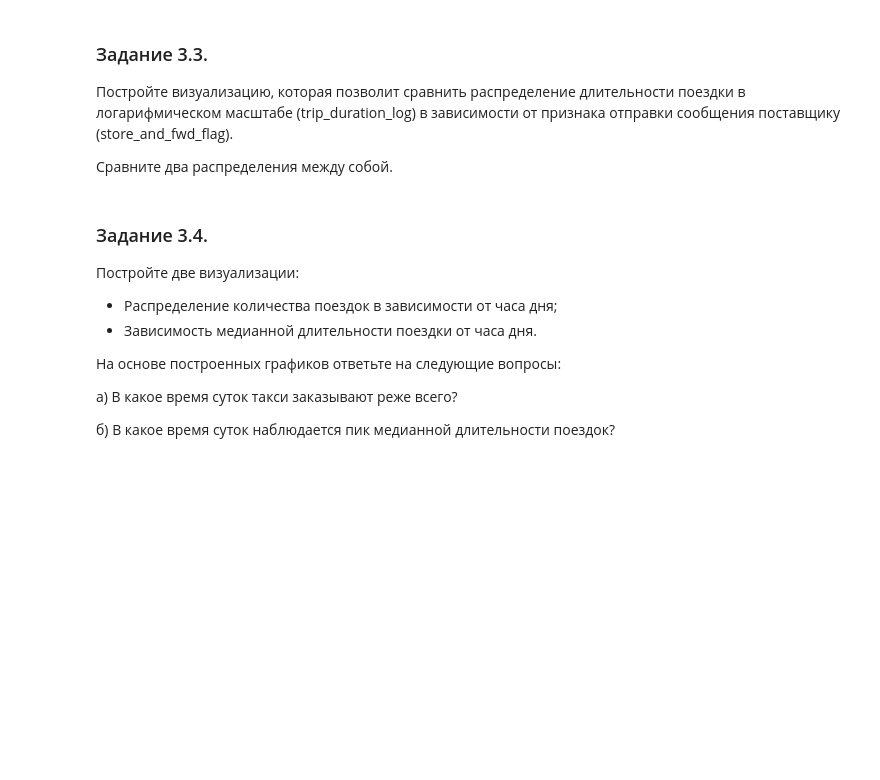
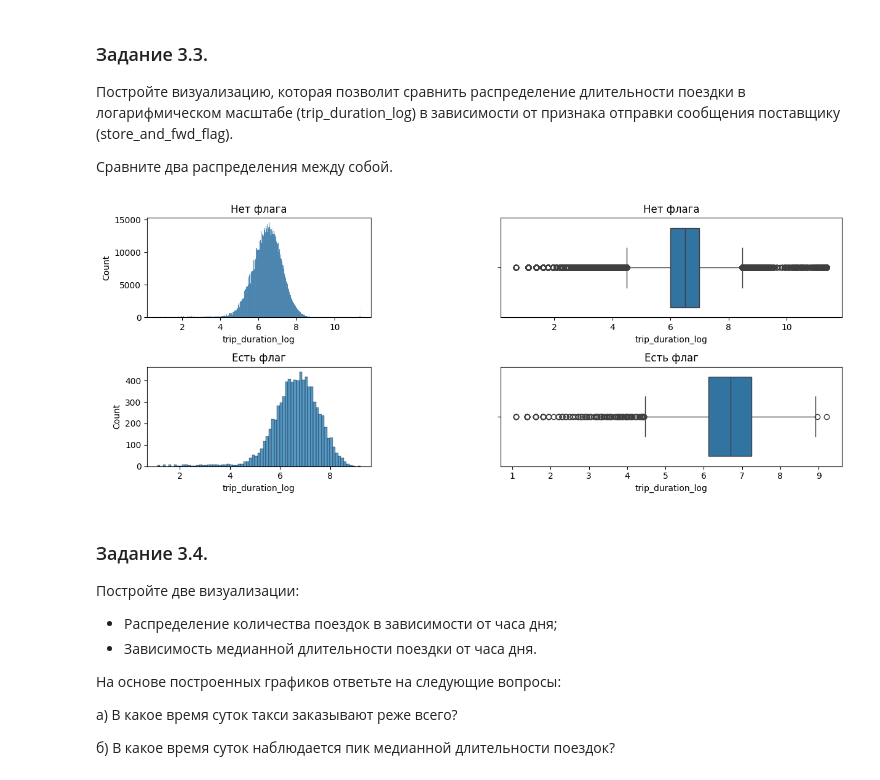
Before and after one commit to AntonYurkovskiy/Project_5_NY_City_Taxi_Trip_Duration, a Jupyter notebook: Project-5._Ноутбук-шаблон.ipynb, the cells around one changed output. Cells and saved outputs as stored; diff of their text form; code cells hidden in the pictures; blank space fills up the shorter version.

```diff
--- a/Project-5._Ноутбук-шаблон.ipynb
+++ b/Project-5._Ноутбук-шаблон.ipynb
@@ -594,3 +642,32 @@ taxi_data['trip_duration_log'] = np.log(taxi_data['trip_duration']+1)
+# %%
+# ваш код здесь
+
+flag_mask = taxi_data['store_and_fwd_flag']=='N'
+
+plt.figure(figsize=[20, 5])
+
+plt.subplot2grid((2, 10), (0, 0), colspan=2)
+sns.histplot(data=taxi_data[flag_mask], x='trip_duration_log')
+plt.title('Нет флага')
+
+plt.subplot2grid((2, 10), (0, 3), colspan=3)
+sns.boxplot(data=taxi_data[flag_mask], x='trip_duration_log',orient='h' )
+plt.title('Нет флага')
+
+plt.subplot2grid((2, 10), (1, 0), colspan=2)
+sns.histplot(data=taxi_data[~flag_mask], x='trip_duration_log')
+plt.title('Есть флаг')
+
+plt.subplot2grid((2, 10), (1, 3), colspan=3)
+sns.boxplot(data=taxi_data[~flag_mask], x='trip_duration_log',orient='h' );
+plt.title('Есть флаг')
+
+plt.tight_layout()
+plt.show();
+
+# taxi_data['store_and_fwd_flag'].value_counts()
+# %% [output]
+[figure, added]
 # %% [markdown]
 ### Задание 3.4.
 Постройте две визуализации:
```
Also changed, not shown: parts of 20 cells of this notebook.
